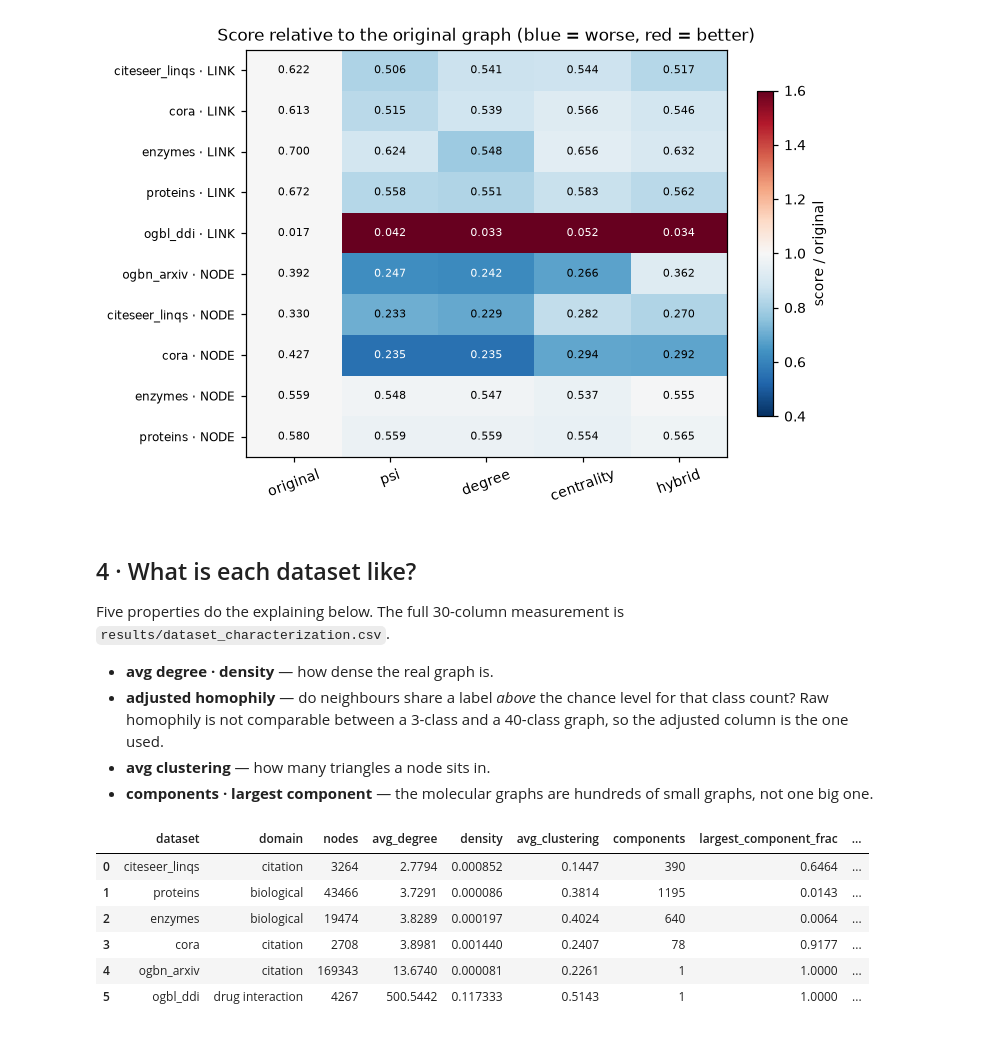
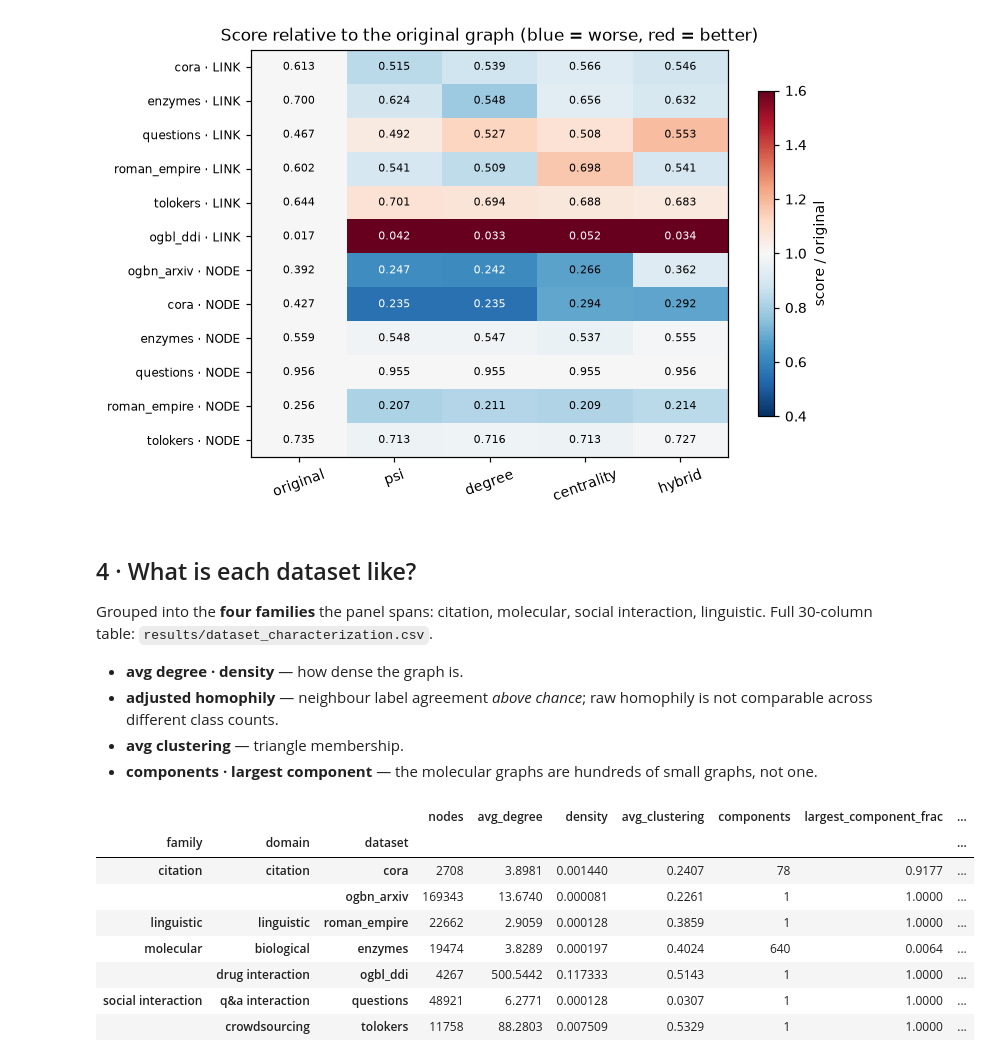
Before and after one commit to SafiUllahAdam/Structure-Aware-Graph-Augmentation-for-GNNs, a Jupyter notebook: notebooks/5-phase5_characterization.ipynb, the cells around one changed output. Cells and saved outputs as stored; diff of their text form; code cells hidden in the pictures.

Commit message:
characterization update

```diff
--- a/notebooks/5-phase5_characterization.ipynb
+++ b/notebooks/5-phase5_characterization.ipynb
@@ -39,9 +43,13 @@ import matplotlib.pyplot as plt
 
 import benchmark_config as cfg
 from characterize import (STUDY, PREDICTORS, graph_properties, feature_properties,
-                          frozen_inputs, gaps, feature_scores, correlate, rule)
+                          frozen_inputs, gaps, feature_scores, correlate)
 
-DATASETS = list(STUDY)                              # all six study datasets
+EXCLUDE = ["citeseer_linqs", "proteins"]            # hidden from THIS notebook only - files, embeddings and scoreboard rows are untouched; empty the list to bring one back
+FAMILY = {"citation": "citation", "biological": "molecular", "drug interaction": "molecular",
+          "crowdsourcing": "social interaction", "q&a interaction": "social interaction",
+          "linguistic": "linguistic"}               # characterize.STUDY domain -> the four families the panel spans
+DATASETS = [ds for ds in STUDY if ds not in EXCLUDE]              # every registered study dataset - the panel grows in characterize.STUDY, not in the cells below
 ORDER = ["original", "psi", "degree", "centrality", "hybrid"]      # control first, then the four augmented graphs
 cfg.FIGURES_DIR.mkdir(parents=True, exist_ok=True)
 plt.rcParams.update({"figure.dpi": 110, "font.size": 9, "axes.grid": True, "grid.alpha": 0.25})
@@ -112,29 +125,33 @@ ax.set_title("Score relative to the original graph (blue = worse, red = better)"
 fig.colorbar(im, ax=ax, label="score / original", shrink=0.8)
 show(fig, "fig1_variant_vs_original")
 # %% [output]
-[figure, old version]
+[figure, new version]
 # %% [markdown]
 ## 4 · What is each dataset like?
 
-Five properties do the explaining below. The full 30-column measurement is `results/dataset_characterization.csv`.
+Grouped into the **four families** the panel spans: citation, molecular, social interaction, linguistic. Full 30-column table: `results/dataset_characterization.csv`.
 
-- **avg degree · density** — how dense the real graph is.
-- **adjusted homophily** — do neighbours share a label *above* the chance level for that class count? Raw homophily is not comparable between a 3-class and a 40-class graph, so the adjusted column is the one used.
-- **avg clustering** — how many triangles a node sits in.
-- **components · largest component** — the molecular graphs are hundreds of small graphs, not one big one.
+- **avg degree · density** — how dense the graph is.
+- **adjusted homophily** — neighbour label agreement *above chance*; raw homophily is not comparable across different class counts.
+- **avg clustering** — triangle membership.
+- **components · largest component** — the molecular graphs are hundreds of small graphs, not one.
 # %%
 """The properties that will explain the results; sorted by average degree, the axis the panel spans widest."""
-COLS = ["dataset", "domain", "nodes", "avg_degree", "density", "avg_clustering",
+COLS = ["nodes", "avg_degree", "density", "avg_clustering",
         "components", "largest_component_frac", "n_classes", "homophily_adjusted"]
-props[COLS].sort_values("avg_degree").reset_index(drop=True)
+fam = props.assign(family=props["domain"].map(FAMILY))                          # four families: citation, molecular, social interaction, linguistic
+fam = fam.sort_values(["family", "avg_degree"]).set_index(["family", "domain", "dataset"])
+fam[COLS]
 # %% [output]
-|  | dataset | domain | nodes | avg_degree | density | avg_clustering | components | largest_component_frac | ... |
-| 0 | citeseer_linqs | citation | 3264 | 2.7794 | 0.000852 | 0.1447 | 390 | 0.6464 | ... |
-| 1 | proteins | biological | 43466 | 3.7291 | 0.000086 | 0.3814 | 1195 | 0.0143 | ... |
-| 2 | enzymes | biological | 19474 | 3.8289 | 0.000197 | 0.4024 | 640 | 0.0064 | ... |
-| 3 | cora | citation | 2708 | 3.8981 | 0.001440 | 0.2407 | 78 | 0.9177 | ... |
-| 4 | ogbn_arxiv | citation | 169343 | 13.6740 | 0.000081 | 0.2261 | 1 | 1.0000 | ... |
-| 5 | ogbl_ddi | drug interaction | 4267 | 500.5442 | 0.117333 | 0.5143 | 1 | 1.0000 | ... |
+|  |  |  | nodes | avg_degree | density | avg_clustering | components | largest_component_frac | ... |
+| family | domain | dataset |  |  |  |  |  |  | ... |
+| citation | citation | cora | 2708 | 3.8981 | 0.001440 | 0.2407 | 78 | 0.9177 | ... |
+|  |  | ogbn_arxiv | 169343 | 13.6740 | 0.000081 | 0.2261 | 1 | 1.0000 | ... |
+| linguistic | linguistic | roman_empire | 22662 | 2.9059 | 0.000128 | 0.3859 | 1 | 1.0000 | ... |
+| molecular | biological | enzymes | 19474 | 3.8289 | 0.000197 | 0.4024 | 640 | 0.0064 | ... |
+|  | drug interaction | ogbl_ddi | 4267 | 500.5442 | 0.117333 | 0.5143 | 1 | 1.0000 | ... |
+| social interaction | q&a interaction | questions | 48921 | 6.2771 | 0.000128 | 0.0307 | 1 | 1.0000 | ... |
+|  | crowdsourcing | tolokers | 11758 | 88.2803 | 0.007509 | 0.5329 | 1 | 1.0000 | ... |
 # %% [markdown]
 ## 5 · Why did a graph win or lose?
 
```
Also changed, not shown: parts of 15 cells of this notebook, 52 other files.
